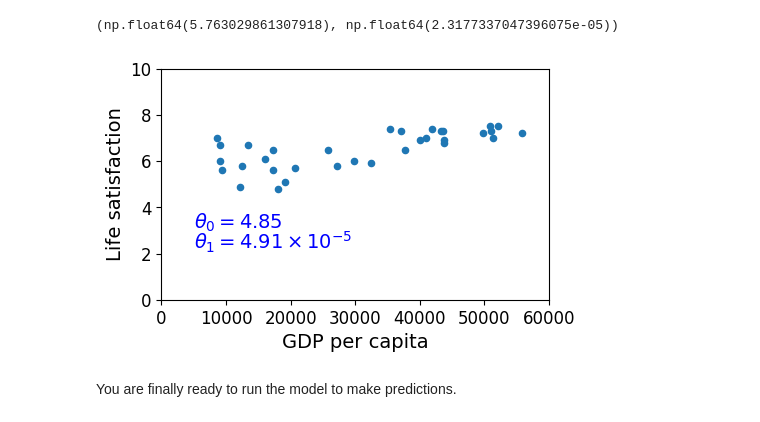
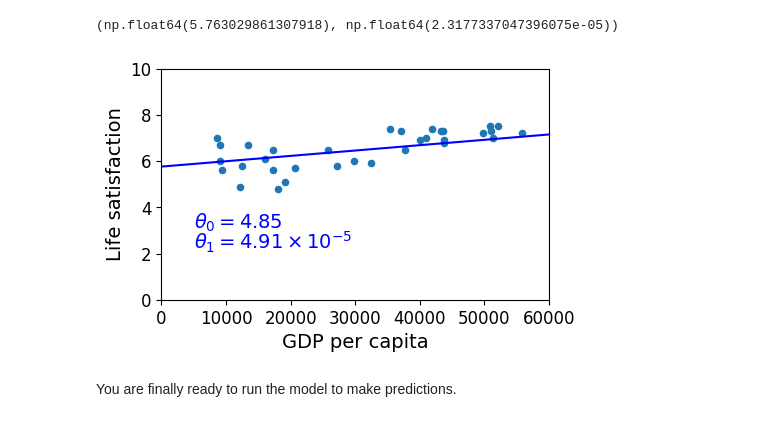
Before and after one commit to Emmanuel-Lopez15/SistemasInteligentes, a Jupyter notebook: Syllabus-DataMining/Unidad_1/S1_Introduction/tema_1.ipynb, the cells around one changed output. Drawn from its saved outputs; the diff is of its cells as text; code cells hidden in the pictures.

```diff
--- a/Syllabus-DataMining/Unidad_1/S1_Introduction/tema_1.ipynb
+++ b/Syllabus-DataMining/Unidad_1/S1_Introduction/tema_1.ipynb
@@ -457,15 +456,15 @@ t0, t1
 # %% [output]
 (np.float64(5.763029861307918), np.float64(2.3177337047396075e-05))
 # %%
-# grafica la recta obtenida de los coeficientes anteriores.
-country_stats.plot(kind='scatter', x="GDP per capita", y='Life satisfaction', figsize=(5,3))
+country_stats.plot(kind='scatter', x='GDP per capita', y='Life satisfaction', figsize=(5,3))
 plt.axis([0, 60000, 0, 10])
-X=np.linspace(0,600000, 1000)
+X = np.linspace(0, 60000, 1000)
+plt.plot(X, t0 + t1*X, "b")
 plt.text(5000, 3.1, r"$\theta_0 = 4.85$", fontsize=14, color="b")
 plt.text(5000, 2.2, r"$\theta_1 = 4.91 \times 10^{-5}$", fontsize=14, color="b")
 plt.show()
 # %% [output]
-[figure, old version]
+[figure, new version]
 # %% [markdown]
 You are finally ready to run the model to make predictions.
 # %%
```
Also changed, not shown: parts of 3 cells of this notebook, 1 other file.
